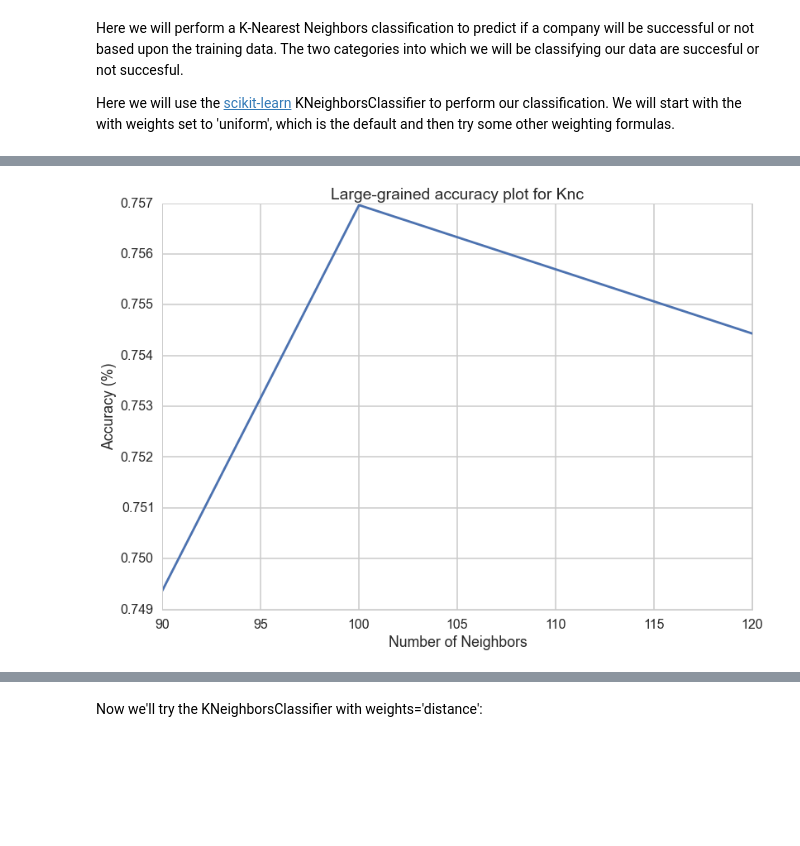
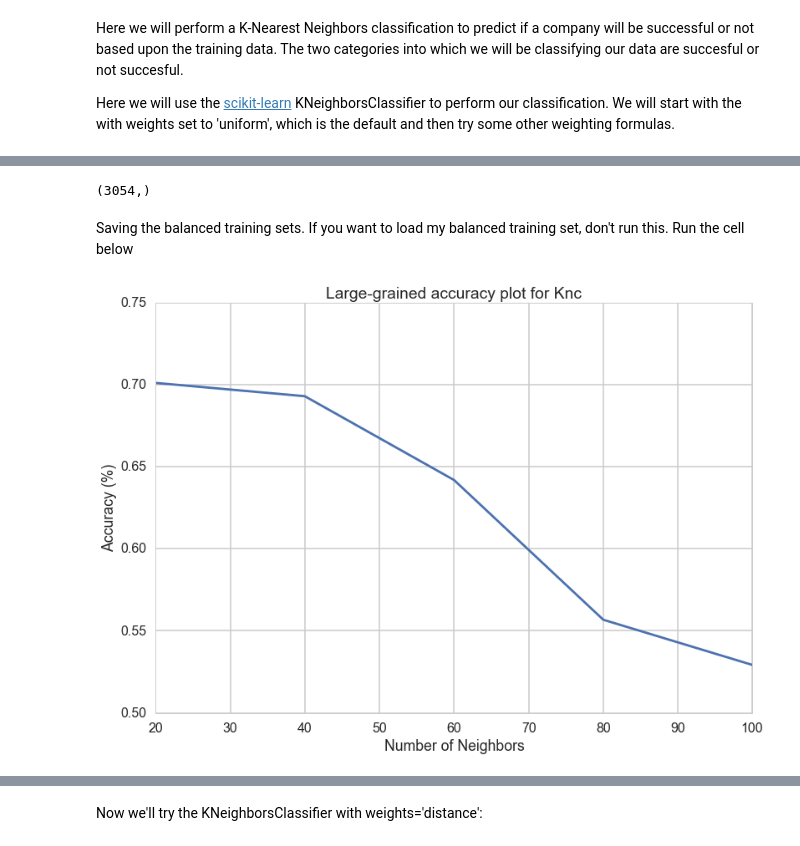
Before and after one commit to nicodri/CS109_crunchbase, a Jupyter notebook: EnsembleAnalysis.ipynb, the cells around one changed output, grey strips where cells are left out. Saved outputs shown, nothing was run; the diff lists cells and outputs as text; code cells hidden in the pictures; blank space fills up the shorter version.

```diff
--- a/EnsembleAnalysis.ipynb
+++ b/EnsembleAnalysis.ipynb
@@ -373,0 +540,7 @@ That's better!  We now have a model better than our baseline, although our basel
+# %%
+alli = np.concatenate((np.where(index_train[y_train==1]>0)[0], ineg))
+alli.shape
+# %% [output]
+(3054,)
+# %% [markdown]
+Saving the balanced training sets. If you want to load my balanced training set, don't run this. Run the cell below
@@ -374,22 +553,25 @@ That's better!  We now have a model better than our baseline, although our basel
+# %%
+X_train_bal = pd.read_csv("tmp/X_train_bal.csv", index_col='Unnamed: 0')
+y_train_bal = pd.read_csv("tmp/y_train_bal.csv", index_col='Unnamed: 0')
 # %%
 # GRAPH THE N_NEIGBORS (X-AXIS)  BY ACCURACY (Y-AXIS)!
 # Large-grained
-neighbors=[1,3,5,7,9,11,13,15,17,18,19,20,30,40,50, 60, 70, 80, 90, 100, 120]
+neighbors=[20,40,60,80,100]
 accuracies=[]
 max_neighbors = 0
 max_accuracy = -float("inf")
 for n in neighbors:
     knc = KNeighborsClassifier(n_neighbors=n)
-    knc.fit(X_train, y_train)
+    knc.fit(X_train_bal, y_train_bal)
     accuracies.append(knc.score(X_validate,y_validate))
     if accuracies[-1] > max_accuracy:
         max_accuracy = accuracies[-1]
         max_neighbors = n
 plt.figure()
 plt.plot(neighbors,accuracies)
 plt.xlabel("Number of Neighbors")
 plt.ylabel("Accuracy (%)")
 plt.title('Large-grained accuracy plot for Knc')
 plt.show()
 # %% [output]
-[figure, old version]
+[figure, new version]
```
Also changed, not shown: parts of 103 cells of this notebook, 1 other file.
